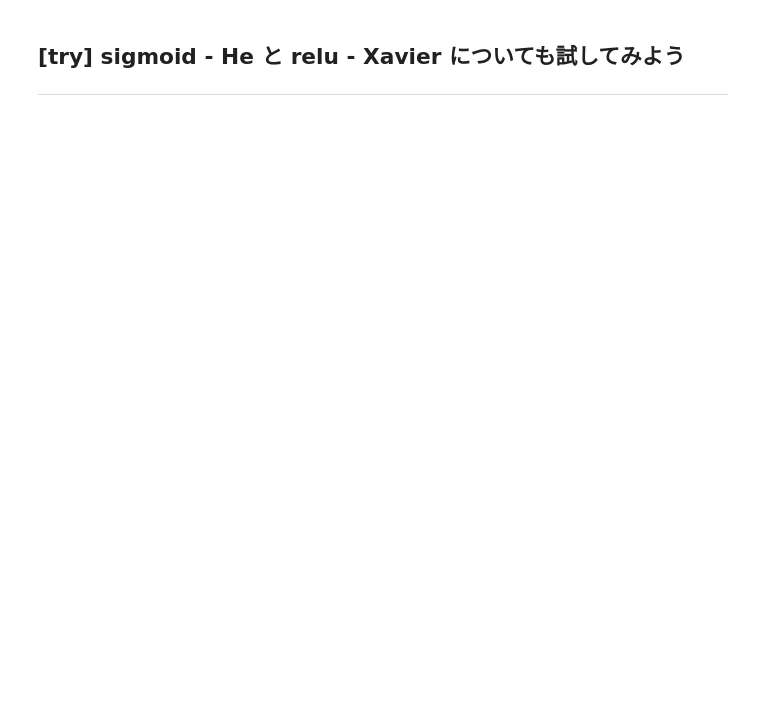
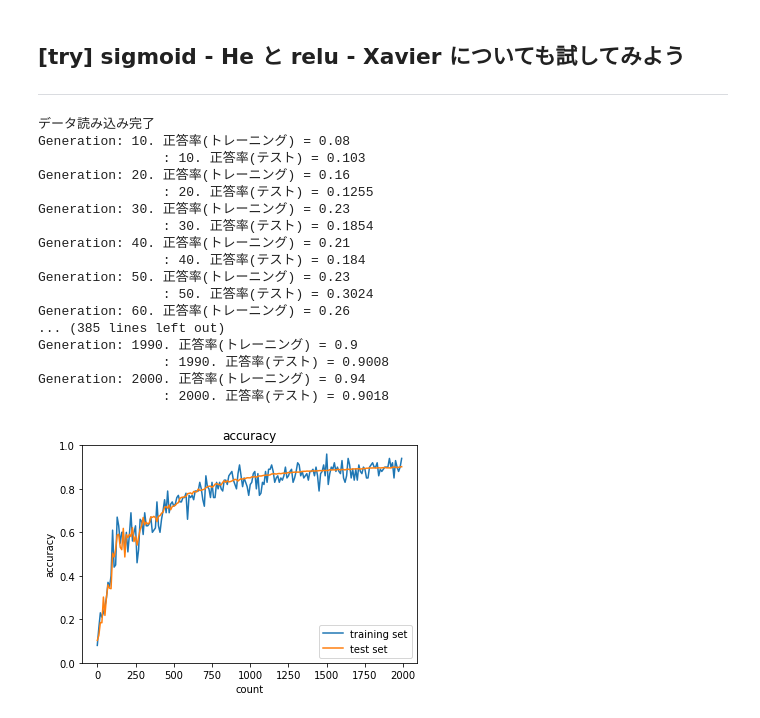
Before and after one commit to KoHa2/DeepLearning, a Jupyter notebook: RabbitCharange/Stage3/2_2_2_vanishing_gradient_modified.ipynb, the cells around one changed output. Drawn from its saved outputs; the diff is of its cells as text; code cells hidden in the pictures; blank space fills up the shorter version.

```diff
--- a/RabbitCharange/Stage3/2_2_2_vanishing_gradient_modified.ipynb
+++ b/RabbitCharange/Stage3/2_2_2_vanishing_gradient_modified.ipynb
@@ -417,3 +489,75 @@ Generation: 2000. 正答率(トレーニング) = 0.97
 # %% [markdown]
 ## [try] sigmoid - He と relu - Xavier についても試してみよう
 ----------------------------------------------------------------------------------------------------------------------------------------------------------------------------
+# %%
+# データの読み込み
+(x_train, d_train), (x_test, d_test) = load_mnist(normalize=True, one_hot_label=True)
+
+print("データ読み込み完了")
+
+network = MultiLayerNet(input_size=784, hidden_size_list=[40, 20], output_size=10, activation='sigmoid', weight_init_std='He')
+
+iters_num = 2000
+train_size = x_train.shape[0]
+batch_size = 100
+learning_rate = 0.1
+
+train_loss_list = []
+accuracies_train = []
+accuracies_test = []
+
+plot_interval=10
+
+for i in range(iters_num):
+    batch_mask = np.random.choice(train_size, batch_size)
+    x_batch = x_train[batch_mask]
+    d_batch = d_train[batch_mask]
+
+    # 勾配
+    grad = network.gradient(x_batch, d_batch)
+
+    for key in ('W1', 'W2', 'W3', 'b1', 'b2', 'b3'):
+        network.params[key] -= learning_rate * grad[key]
+
+    loss = network.loss(x_batch, d_batch)
+    train_loss_list.append(loss)
+
+    if (i + 1) % plot_interval == 0:
+        accr_test = network.accuracy(x_test, d_test)
+        accuracies_test.append(accr_test)
+        accr_train = network.accuracy(x_batch, d_batch)
+        accuracies_train.append(accr_train)
+
+        print('Generation: ' + str(i+1) + '. 正答率(トレーニング) = ' + str(accr_train))
+        print('                : ' + str(i+1) + '. 正答率(テスト) = ' + str(accr_test))
+
+
+lists = range(0, iters_num, plot_interval)
+plt.plot(lists, accuracies_train, label="training set")
+plt.plot(lists, accuracies_test,  label="test set")
+plt.legend(loc="lower right")
+plt.title("accuracy")
+plt.xlabel("count")
+plt.ylabel("accuracy")
+plt.ylim(0, 1.0)
+# グラフの表示
+plt.show()
+# %% [output]
+データ読み込み完了
+Generation: 10. 正答率(トレーニング) = 0.08
+                : 10. 正答率(テスト) = 0.103
+Generation: 20. 正答率(トレーニング) = 0.16
+                : 20. 正答率(テスト) = 0.1255
+Generation: 30. 正答率(トレーニング) = 0.23
+                : 30. 正答率(テスト) = 0.1854
+Generation: 40. 正答率(トレーニング) = 0.21
+                : 40. 正答率(テスト) = 0.184
+Generation: 50. 正答率(トレーニング) = 0.23
+                : 50. 正答率(テスト) = 0.3024
+Generation: 60. 正答率(トレーニング) = 0.26
+... (385 lines left out)
+Generation: 1990. 正答率(トレーニング) = 0.9
+                : 1990. 正答率(テスト) = 0.9008
+Generation: 2000. 正答率(トレーニング) = 0.94
+                : 2000. 正答率(テスト) = 0.9018
+[figure, added]
```
Also changed, not shown: parts of 1 cell of this notebook.
